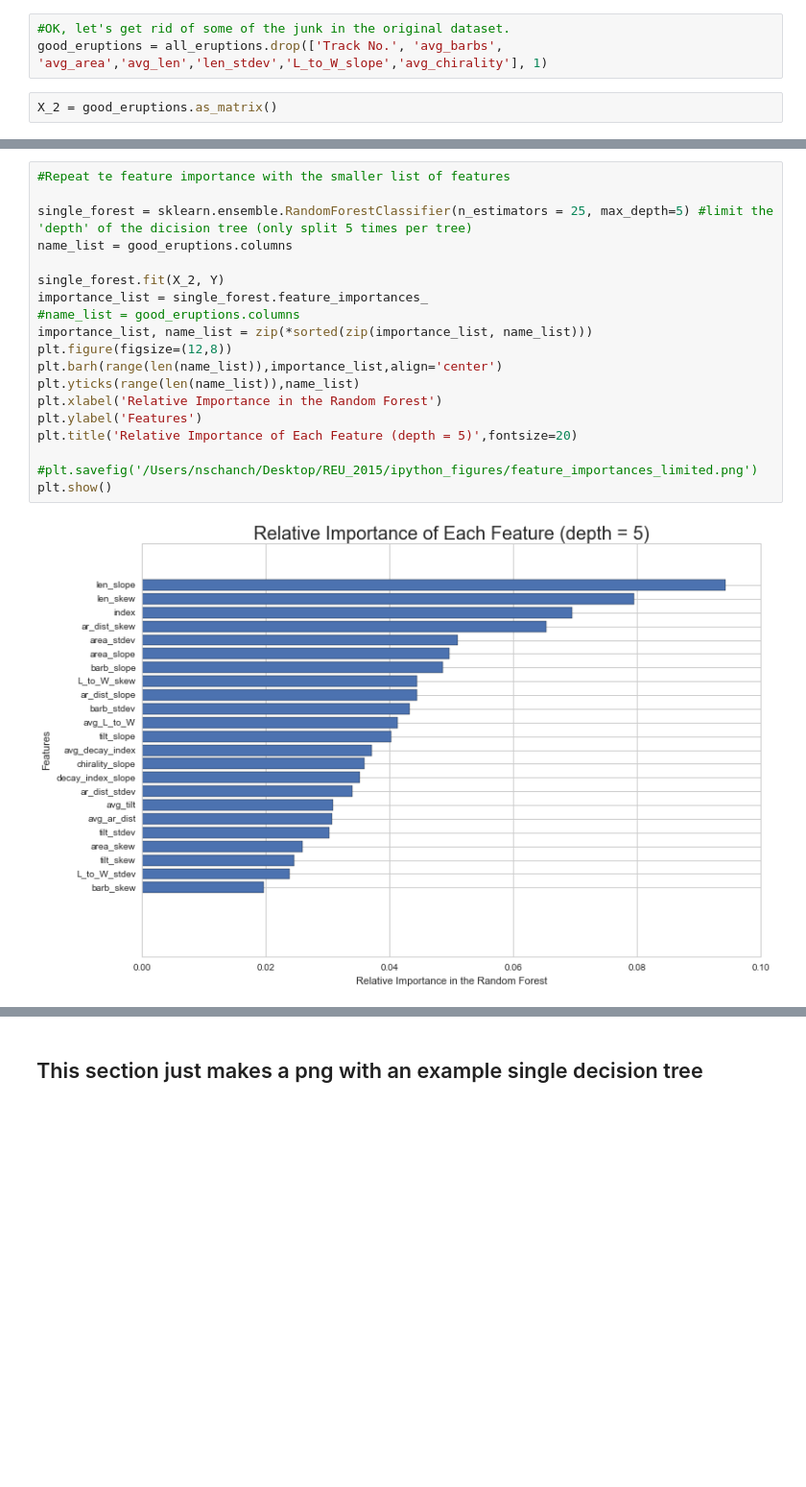
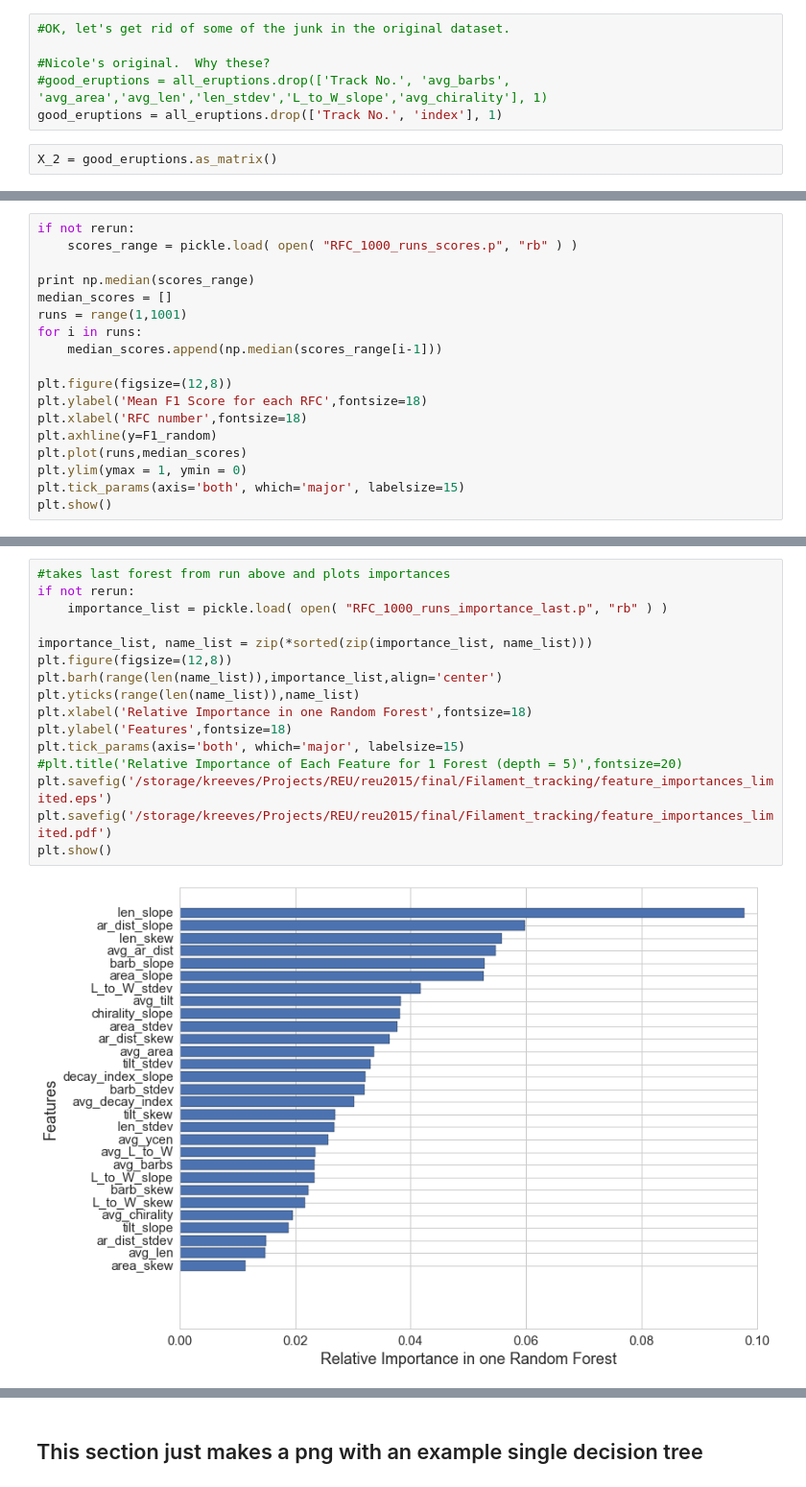
Before and after one commit to Nschanche/Filament_tracking, a Jupyter notebook: Filament_statistics_final.ipynb, the cells around one changed output, grey strips where cells are left out. Shown at 96% size. Drawn from its saved outputs; the diff is of its cells as text; blank space fills up the shorter version.

```diff
--- a/Filament_statistics_final.ipynb
+++ b/Filament_statistics_final.ipynb
@@ -329,5 +433,8 @@ plt.show()
 # %%
 #OK, let's get rid of some of the junk in the original dataset.
-good_eruptions = all_eruptions.drop(['Track No.', 'avg_barbs', 'avg_area','avg_len','len_stdev','L_to_W_slope','avg_chirality'], 1)
+
+#Nicole's original.  Why these?
+#good_eruptions = all_eruptions.drop(['Track No.', 'avg_barbs', 'avg_area','avg_len','len_stdev','L_to_W_slope','avg_chirality'], 1)
+good_eruptions = all_eruptions.drop(['Track No.', 'index'], 1)
 # %%
 X_2 = good_eruptions.as_matrix()
@@ -333,0 +555,18 @@ X_2 = good_eruptions.as_matrix()
+# %%
+if not rerun:
+    scores_range = pickle.load( open( "RFC_1000_runs_scores.p", "rb" ) )
+
+print np.median(scores_range)
+median_scores = []
+runs = range(1,1001)
+for i in runs:
+    median_scores.append(np.median(scores_range[i-1]))
+
+plt.figure(figsize=(12,8))
+plt.ylabel('Mean F1 Score for each RFC',fontsize=18)
+plt.xlabel('RFC number',fontsize=18)
+plt.axhline(y=F1_random)
+plt.plot(runs,median_scores)
+plt.ylim(ymax = 1, ymin = 0)
+plt.tick_params(axis='both', which='major', labelsize=15)
+plt.show()
@@ -334,20 +614,18 @@ X_2 = good_eruptions.as_matrix()
 # %%
-#Repeat te feature importance with the smaller list of features
+#takes last forest from run above and plots importances
+if not rerun:
+    importance_list = pickle.load( open( "RFC_1000_runs_importance_last.p", "rb" ) )
 
-single_forest = sklearn.ensemble.RandomForestClassifier(n_estimators = 25, max_depth=5) #limit the 'depth' of the dicision tree (only split 5 times per tree)
-name_list = good_eruptions.columns
-
-single_forest.fit(X_2, Y)
-importance_list = single_forest.feature_importances_
-#name_list = good_eruptions.columns
 importance_list, name_list = zip(*sorted(zip(importance_list, name_list)))
 plt.figure(figsize=(12,8))
 plt.barh(range(len(name_list)),importance_list,align='center')
 plt.yticks(range(len(name_list)),name_list)
-plt.xlabel('Relative Importance in the Random Forest')
-plt.ylabel('Features')
-plt.title('Relative Importance of Each Feature (depth = 5)',fontsize=20)
-    #plt.savefig('/Users/nschanch/Desktop/REU_2015/ipython_figures/feature_importances_limited.png')
+plt.xlabel('Relative Importance in one Random Forest',fontsize=18)
+plt.ylabel('Features',fontsize=18)
+plt.tick_params(axis='both', which='major', labelsize=15)
+#plt.title('Relative Importance of Each Feature for 1 Forest (depth = 5)',fontsize=20)
+plt.savefig('/storage/kreeves/Projects/REU/reu2015/final/Filament_tracking/feature_importances_limited.eps')
+plt.savefig('/storage/kreeves/Projects/REU/reu2015/final/Filament_tracking/feature_importances_limited.pdf')
 plt.show()
 # %% [output]
-[figure, old version]
+[figure, new version]
```
Also changed, not shown: parts of 62 cells of this notebook, 3 other files.
